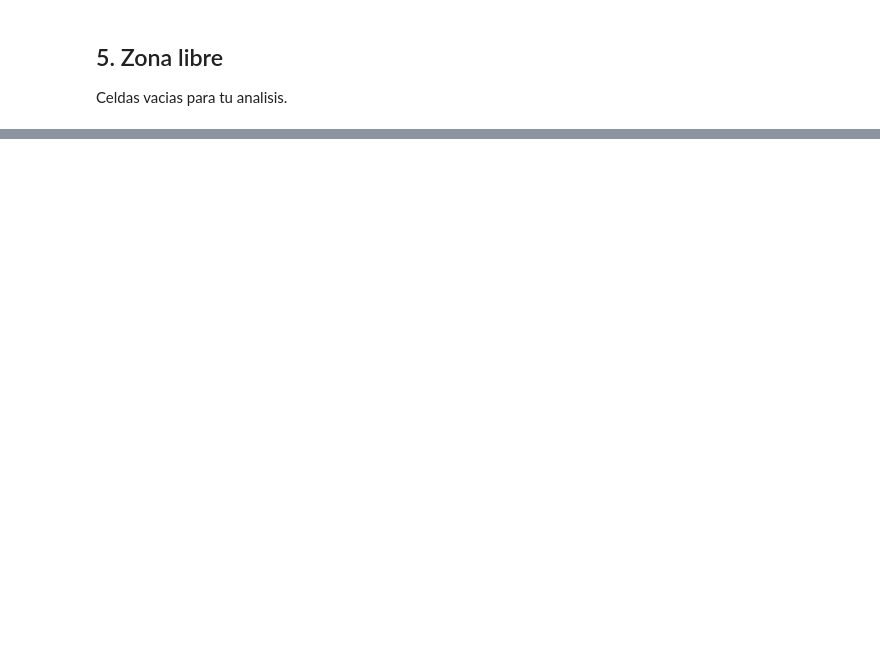
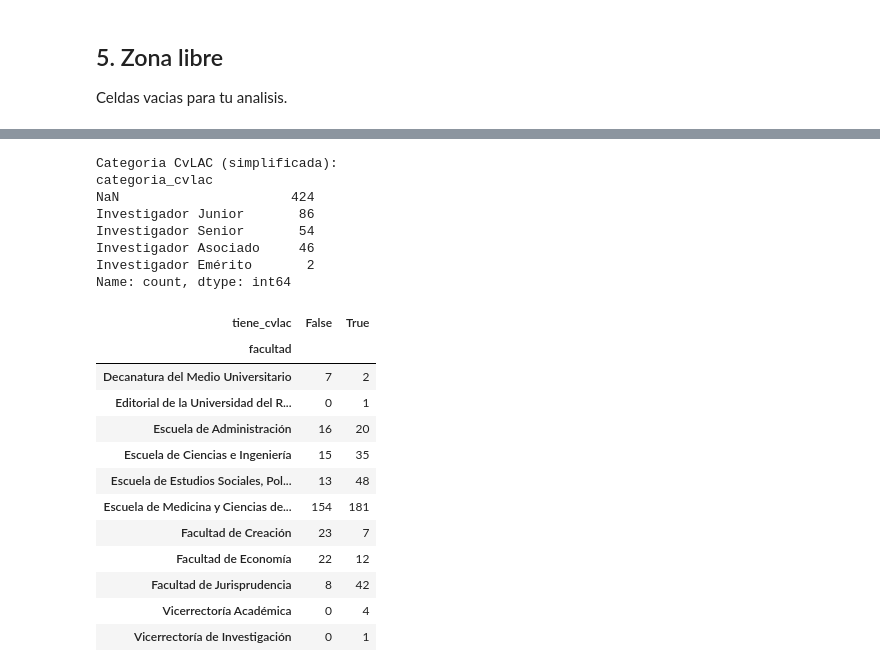
Before and after one commit to WhiterBy1/convocaur, a Jupyter notebook: laboratorio/andres/exploracion.ipynb, the cells around one changed output, grey strips where cells are left out. Cells and saved outputs as stored; diff of their text form; code cells hidden in the pictures; blank space fills up the shorter version.

```diff
--- a/laboratorio/andres/exploracion.ipynb
+++ b/laboratorio/andres/exploracion.ipynb
@@ -106,0 +267,30 @@ Celdas vacias para tu analisis.
+# %%
+print("Categoria CvLAC (simplificada):")
+print(df_perfiles["categoria_cvlac"].value_counts(dropna=False))
+print()
+
+tabla_cobertura = pd.crosstab(df_perfiles["facultad"], df_perfiles["tiene_cvlac"])
+guardar_salida(PERSONA, "cobertura_cvlac_por_facultad.csv", tabla_cobertura.reset_index())
+tabla_cobertura
+# %% [output]
+Categoria CvLAC (simplificada):
+categoria_cvlac
+NaN                      424
+Investigador Junior       86
+Investigador Senior       54
+Investigador Asociado     46
+Investigador Emérito       2
+Name: count, dtype: int64
+| tiene_cvlac | False | True |
+| facultad |  |  |
+| Decanatura del Medio Universitario | 7 | 2 |
+| Editorial de la Universidad del R... | 0 | 1 |
+| Escuela de Administración | 16 | 20 |
+| Escuela de Ciencias e Ingeniería | 15 | 35 |
+| Escuela de Estudios Sociales, Pol... | 13 | 48 |
+| Escuela de Medicina y Ciencias de... | 154 | 181 |
+| Facultad de Creación | 23 | 7 |
+| Facultad de Economía | 22 | 12 |
+| Facultad de Jurisprudencia | 8 | 42 |
+| Vicerrectoría Académica | 0 | 4 |
+| Vicerrectoría de Investigación | 0 | 1 |
```
Also changed, not shown: parts of 19 cells of this notebook, 8 other files.
